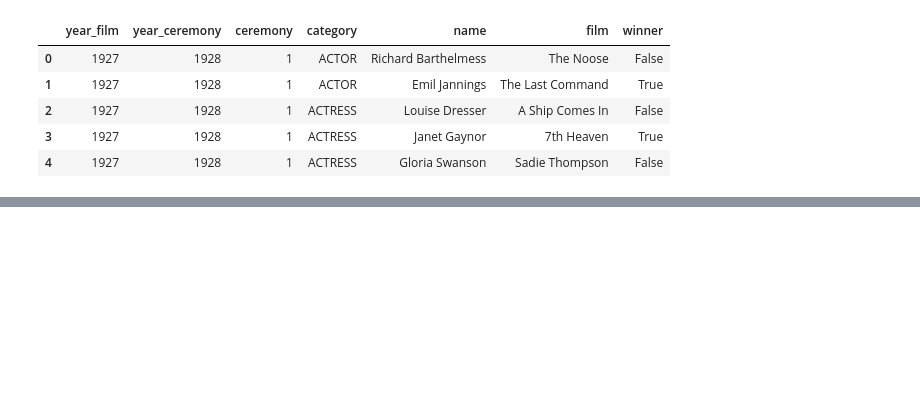
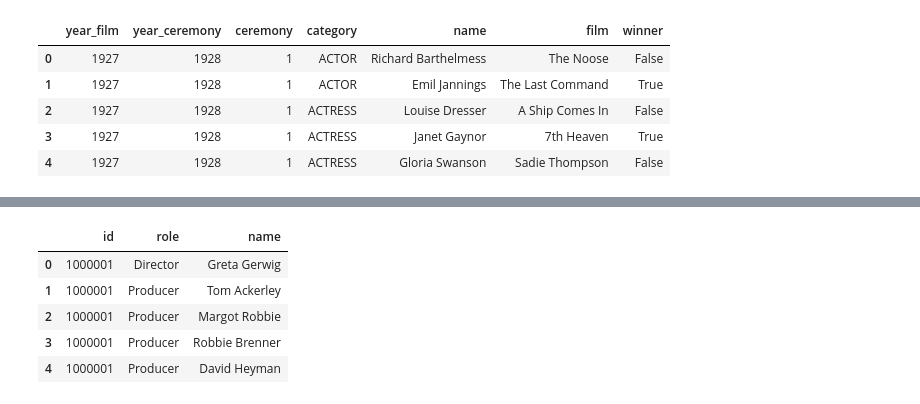
Before and after one commit to deicco/Assignment_IUM_TWEB, a Jupyter notebook: solution/notebooks/data_analysis.ipynb, the cells around one changed output, grey strips where cells are left out. Cells and saved outputs as stored; diff of their text form; code cells hidden in the pictures; blank space fills up the shorter version.

```diff
--- a/solution/notebooks/data_analysis.ipynb
+++ b/solution/notebooks/data_analysis.ipynb
@@ -114,0 +145,9 @@ df_oscars.head(5)
+# %%
+df_crew.head(5)
+# %% [output]
+|  | id | role | name |
+| 0 | 1000001 | Director | Greta Gerwig |
+| 1 | 1000001 | Producer | Tom Ackerley |
+| 2 | 1000001 | Producer | Margot Robbie |
+| 3 | 1000001 | Producer | Robbie Brenner |
+| 4 | 1000001 | Producer | David Heyman |
```
Also changed, not shown: parts of 6 cells of this notebook.
